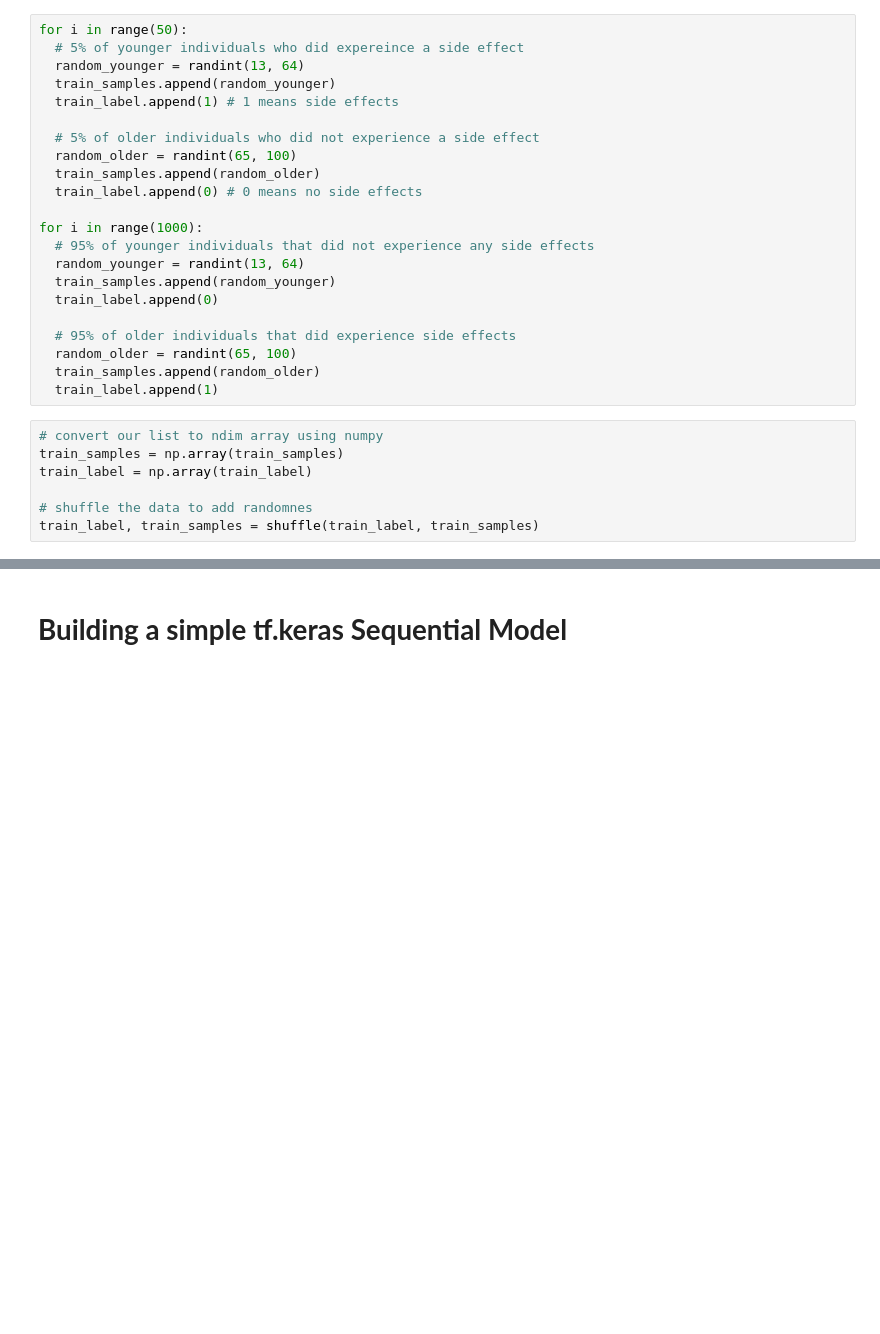
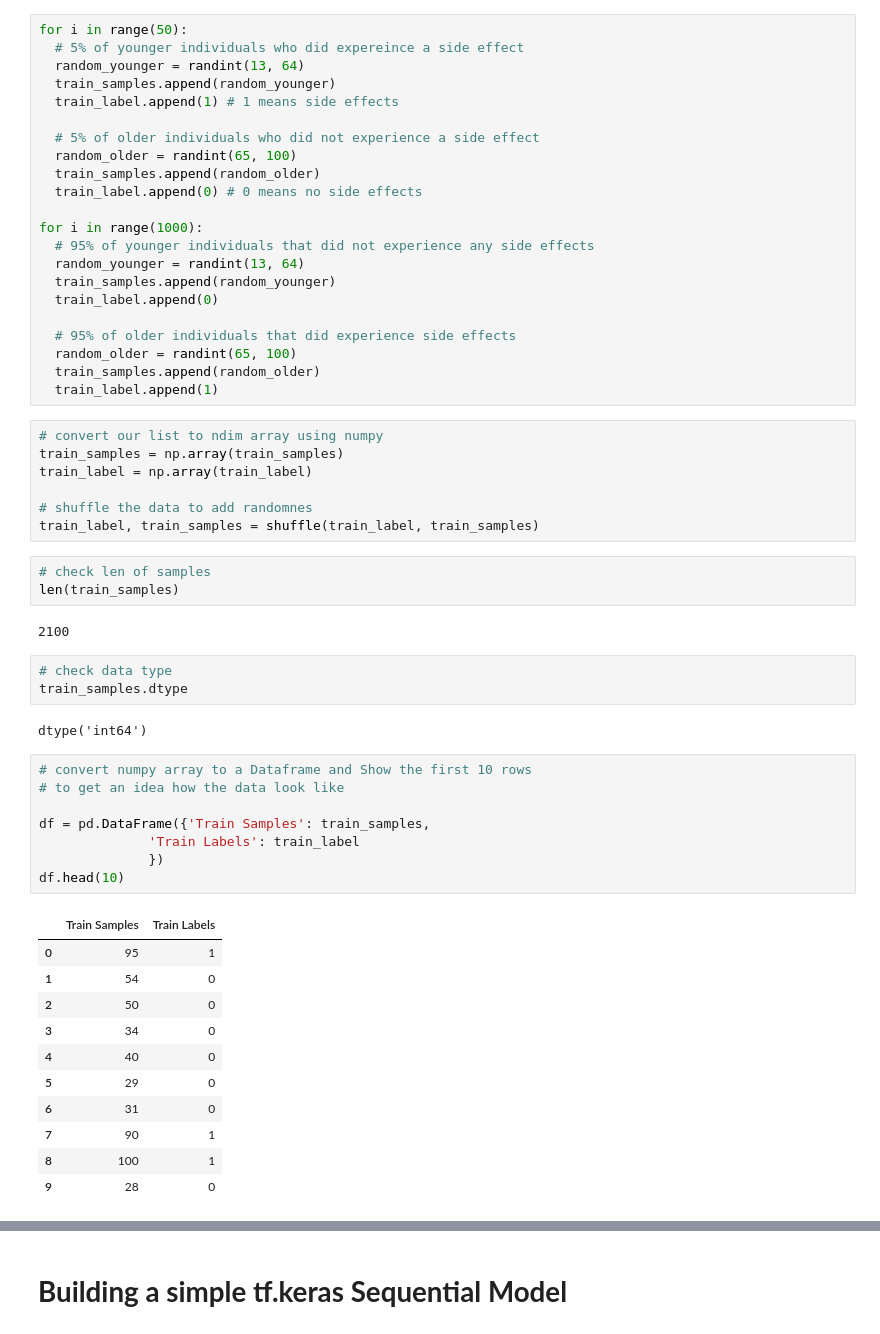
Before and after one commit to mcakyerima/ML-for-beginners, a Jupyter notebook: Binary Classification with ANN/Binary_Classification_with_ANN.ipynb, the cells around one changed output, grey strips where cells are left out. Cells and saved outputs as stored; diff of their text form; blank space fills up the shorter version.

```diff
--- a/Binary Classification with ANN/Binary_Classification_with_ANN.ipynb
+++ b/Binary Classification with ANN/Binary_Classification_with_ANN.ipynb
@@ -88,6 +88,36 @@ train_label = np.array(train_label)
 
 # shuffle the data to add randomnes
 train_label, train_samples = shuffle(train_label, train_samples)
+# %%
+# check len of samples
+len(train_samples)
+# %% [output]
+2100
+# %%
+# check data type
+train_samples.dtype
+# %% [output]
+dtype('int64')
+# %%
+# convert numpy array to a Dataframe and Show the first 10 rows
+# to get an idea how the data look like
+
+df = pd.DataFrame({'Train Samples': train_samples,
+              'Train Labels': train_label
+              })
+df.head(10)
+# %% [output]
+|  | Train Samples | Train Labels |
+| 0 | 95 | 1 |
+| 1 | 54 | 0 |
+| 2 | 50 | 0 |
+| 3 | 34 | 0 |
+| 4 | 40 | 0 |
+| 5 | 29 | 0 |
+| 6 | 31 | 0 |
+| 7 | 90 | 1 |
+| 8 | 100 | 1 |
+| 9 | 28 | 0 |
 # %%
 # normalizing our data,  Normalization scales the data to a specific range,
 # typically between 0 and 1, to ensure that different features are on a similar
```
Also changed, not shown: parts of 10 cells of this notebook, 4 other files.
